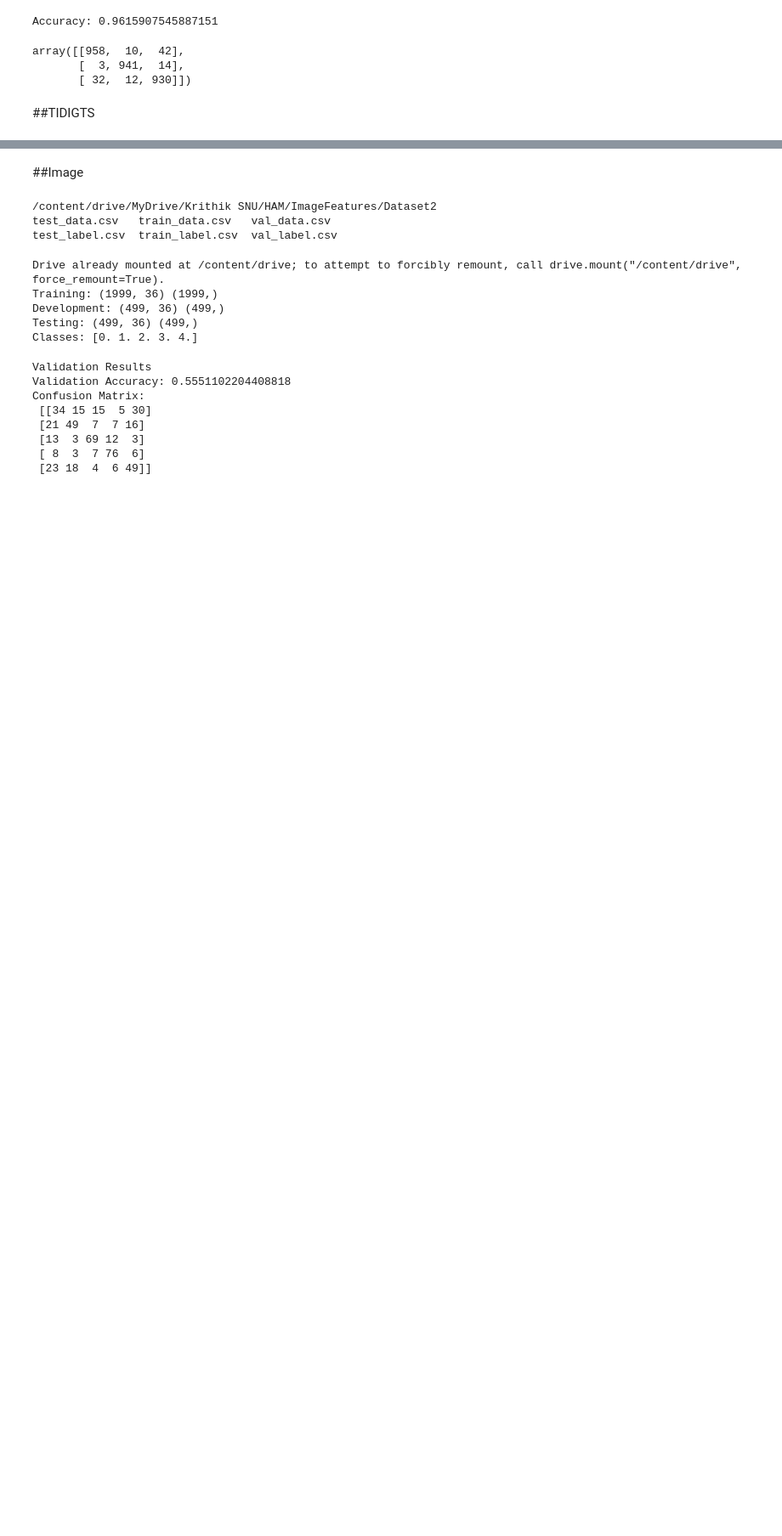
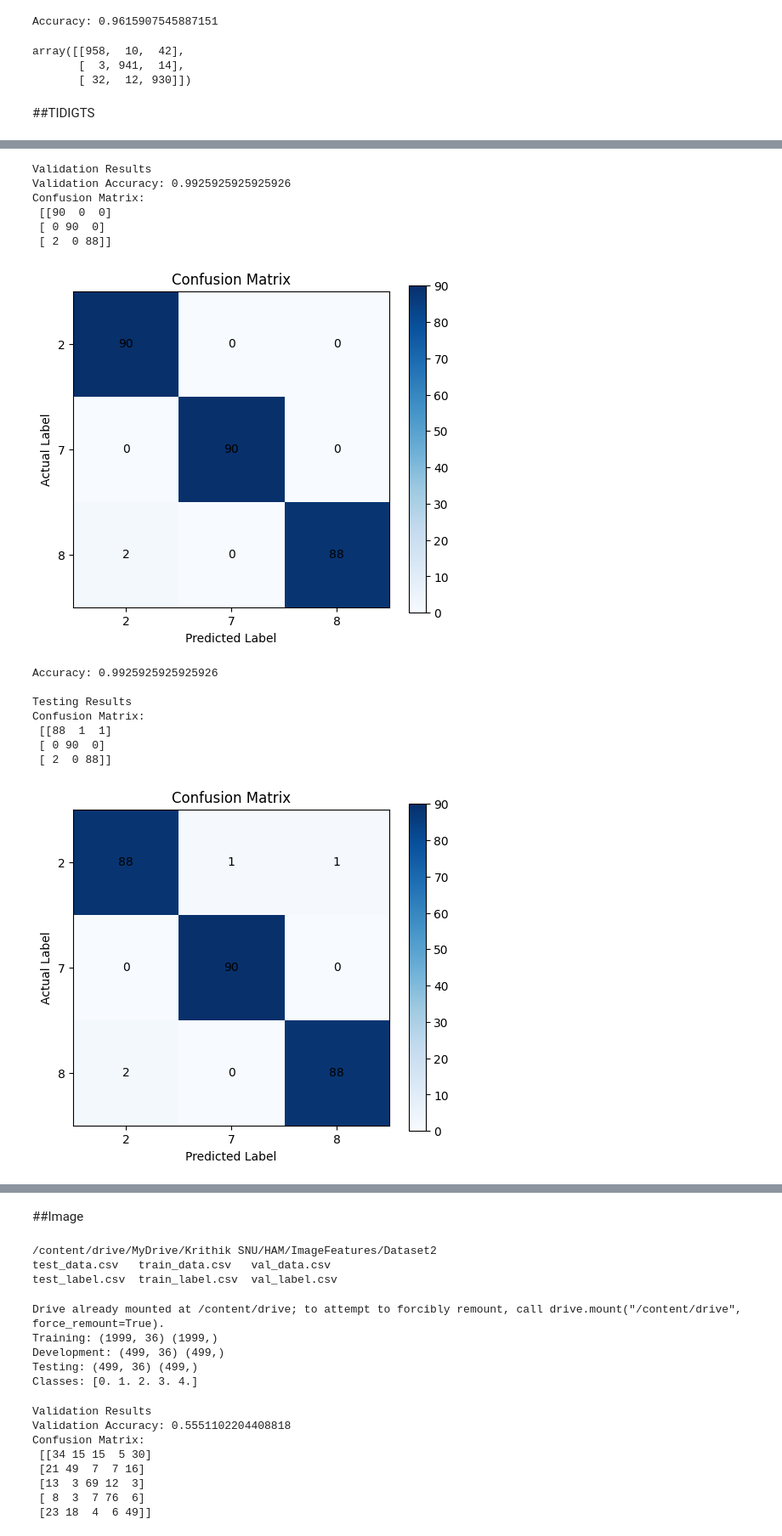
Before and after one commit to KrithikChidM/PrmlLab, a Jupyter notebook: Lab8/code.ipynb, the cells around one changed output, grey strips where cells are left out. Shown at 85% size. Saved outputs shown, nothing was run; the diff lists cells and outputs as text; code cells hidden in the pictures; blank space fills up the shorter version.

```diff
--- a/Lab8/code.ipynb
+++ b/Lab8/code.ipynb
@@ -842,0 +853,27 @@ array([[23,  0,  0,  0,  0,  3,  0,  0,  0,  0],
+# %%
+model = KNNClassifier()
+X_train, X_dev, X_test, y_train, y_dev, y_test = model.split_data(X,y)
+model.fit(X_train, y_train)
+print("\nValidation Results")
+model.validate(X_dev, y_dev)
+
+print("\nTesting Results")
+y_pred = model.predict(X_test)
+
+model.confusion_matrix(y_test, y_pred)
+# %% [output]
+Validation Results
+Validation Accuracy: 0.9925925925925926
+Confusion Matrix:
+ [[90  0  0]
+ [ 0 90  0]
+ [ 2  0 88]]
+[figure, added]
+Accuracy: 0.9925925925925926
+
+Testing Results
+Confusion Matrix:
+ [[88  1  1]
+ [ 0 90  0]
+ [ 2  0 88]]
+[figure, added]
```
Also changed, not shown: parts of 4 cells of this notebook.
